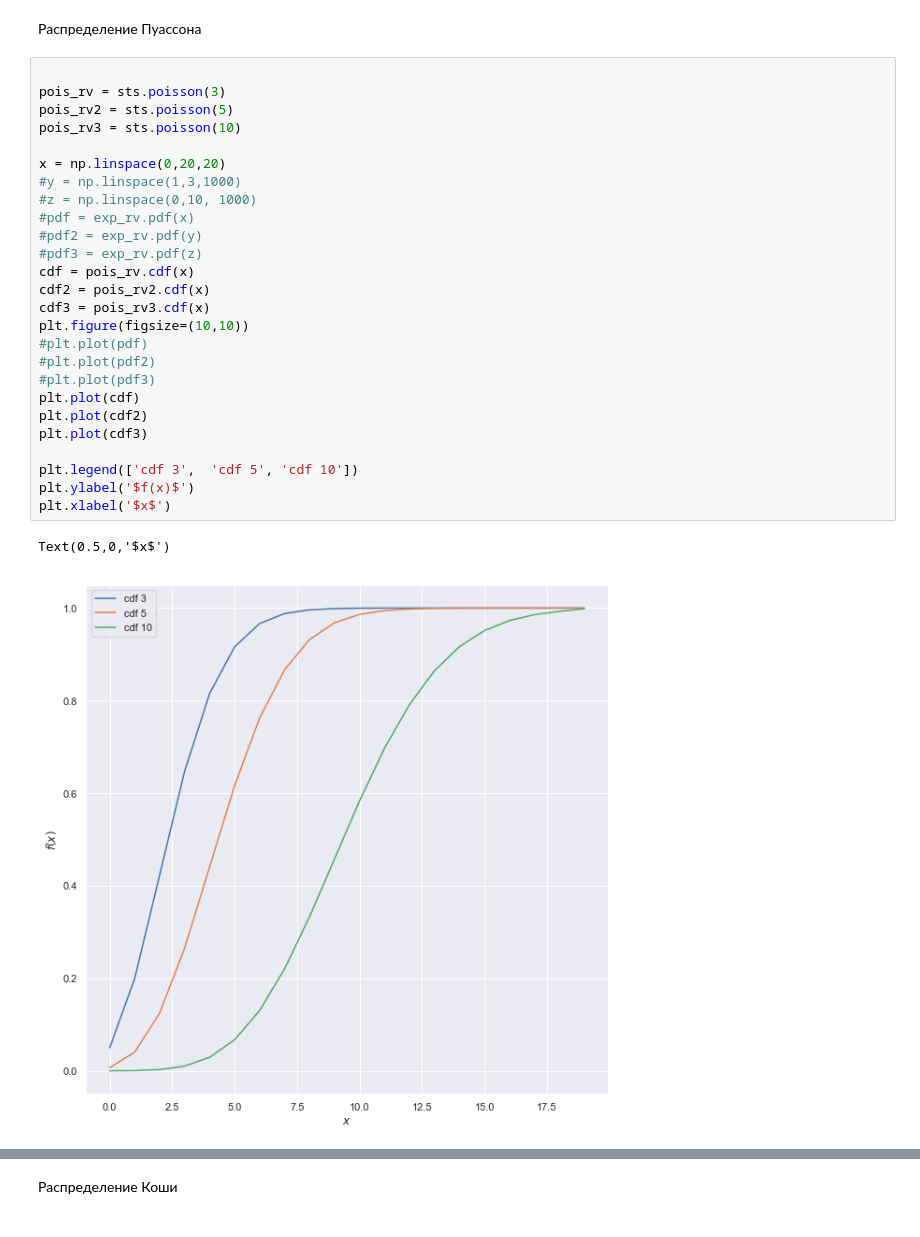
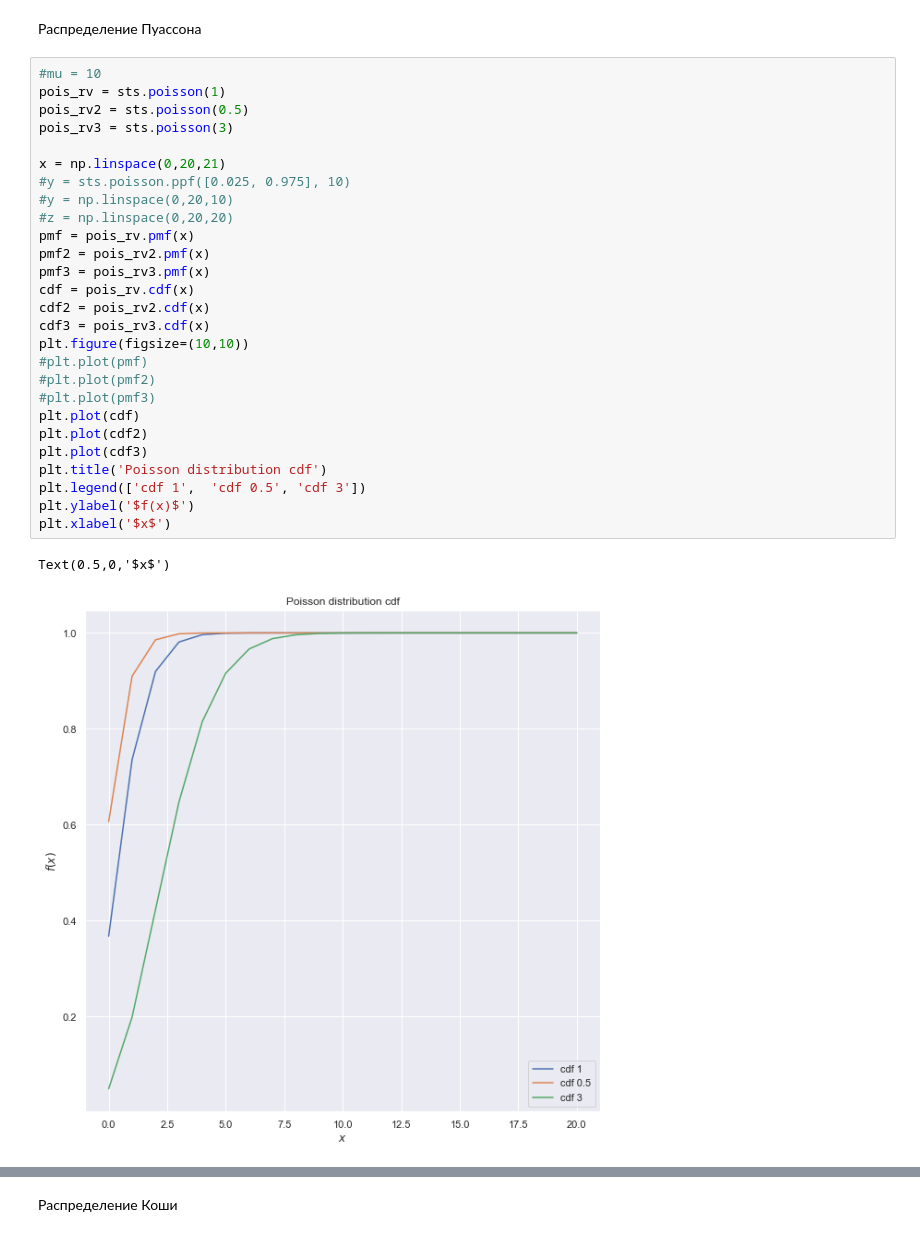
Before and after one commit to Ilmetov/Netology_ilmetov, a Jupyter notebook: Ter_Ver_And_Stat/ДЗ_probability.ipynb, the cells around one changed output, grey strips where cells are left out. Cells and saved outputs as stored; diff of their text form.

```diff
--- a/Ter_Ver_And_Stat/ДЗ_probability.ipynb
+++ b/Ter_Ver_And_Stat/ДЗ_probability.ipynb
@@ -37,31 +37,32 @@ Text(0.5,0,'$x$')
 # %% [markdown]
 Распределение Пуассона
 # %%
+#mu = 10
+pois_rv = sts.poisson(1)
+pois_rv2 = sts.poisson(0.5)
+pois_rv3 = sts.poisson(3)
 
-pois_rv = sts.poisson(3)
-pois_rv2 = sts.poisson(5)
-pois_rv3 = sts.poisson(10)
-
-x = np.linspace(0,20,20)
-#y = np.linspace(1,3,1000)
-#z = np.linspace(0,10, 1000)
-#pdf = exp_rv.pdf(x)
-#pdf2 = exp_rv.pdf(y)
-#pdf3 = exp_rv.pdf(z)
+x = np.linspace(0,20,21)
+#y = sts.poisson.ppf([0.025, 0.975], 10)
+#y = np.linspace(0,20,10)
+#z = np.linspace(0,20,20)
+pmf = pois_rv.pmf(x)
+pmf2 = pois_rv2.pmf(x)
+pmf3 = pois_rv3.pmf(x)
 cdf = pois_rv.cdf(x)
 cdf2 = pois_rv2.cdf(x)
 cdf3 = pois_rv3.cdf(x)
 plt.figure(figsize=(10,10))
-#plt.plot(pdf)
-#plt.plot(pdf2)
-#plt.plot(pdf3)
+#plt.plot(pmf)
+#plt.plot(pmf2)
+#plt.plot(pmf3)
 plt.plot(cdf)
 plt.plot(cdf2)
 plt.plot(cdf3)
-
-plt.legend(['cdf 3',  'cdf 5', 'cdf 10'])
+plt.title('Poisson distribution cdf')
+plt.legend(['cdf 1',  'cdf 0.5', 'cdf 3'])
 plt.ylabel('$f(x)$')
 plt.xlabel('$x$')
 # %% [output]
 Text(0.5,0,'$x$')
-[figure, old version]
+[figure, new version]
```
Also changed, not shown: parts of 4 cells of this notebook.
